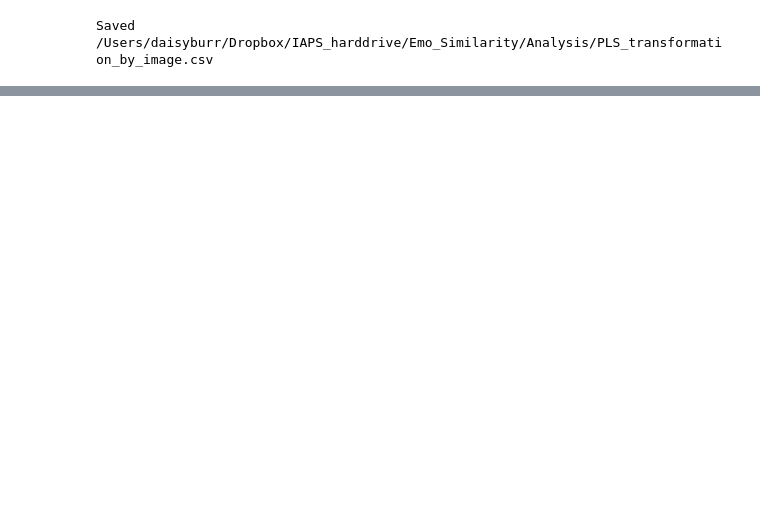
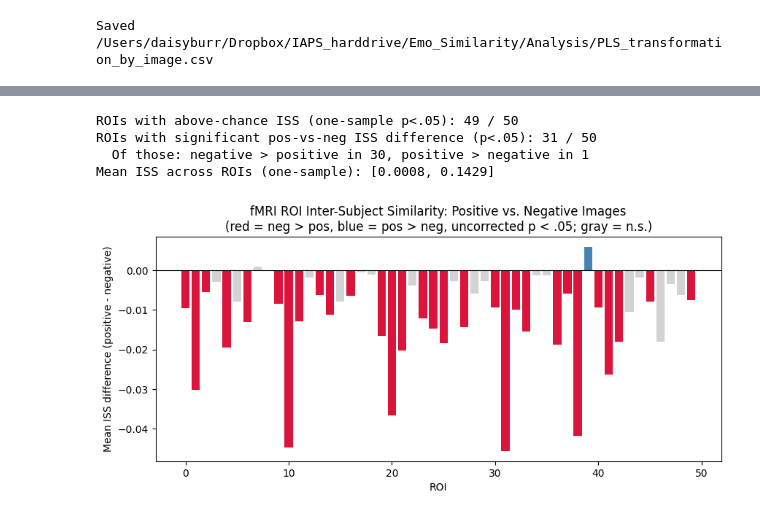
Before and after one commit to daisyburr/Emotion_Similarity, a Jupyter notebook: Analysis/Emotion_Similarity_Consolidated.ipynb, the cells around one changed output, grey strips where cells are left out. Cells and saved outputs as stored; diff of their text form; code cells hidden in the pictures; blank space fills up the shorter version.

```diff
--- a/Analysis/Emotion_Similarity_Consolidated.ipynb
+++ b/Analysis/Emotion_Similarity_Consolidated.ipynb
@@ -116,0 +121,11 @@ Two-sample permutation: {'mean': 0.20594054824966213, 'p': 0.0001999600079984003
+# %%
+import sys
+sys.path.insert(0, os.path.join(ANALYSIS_DIR, "fmri"))
+from supplement_analyses import category_level
+
+s1 = sim_mturk.set_index("Image")
+s1_info = pd.DataFrame({"Valence": s1["valence_cat"].values, "Category": [i.split("-")[0] for i in s1.index]}, index=s1.index)
+s1_cluster = s1_info["Category"] + s1_info["Valence"].map({"pos": "+", "neg": "-"})
+diff_s1, p_s1, _, n_clusters_s1, n_relabel_s1 = category_level(s1[["Similarity"]].values, s1_info, s1_cluster)
+print(f"Study 1, category-level exact permutation over {n_clusters_s1} clusters ({n_relabel_s1:,} relabelings): "
+      f"diff (pos - neg) = {diff_s1[0]:.4f}, p = {p_s1[0]:.2g}")
@@ -818,0 +734,56 @@ appraisal-similarity effect.**
+# %%
+N_PERMUTE = 100_000
+
+
+def roi_permutation_tests(iss, valence, n_permute=N_PERMUTE, seed=0):
+    z = np.arctanh(iss.values)
+    n_img, n_roi = z.shape
+    rng = np.random.default_rng(seed)
+    one_mean = z.mean(0)
+    null_one = rng.choice([-1.0, 1.0], size=(n_permute, n_img)) @ z / n_img
+    p_one = (np.sum(np.abs(null_one) >= np.abs(one_mean), axis=0) + 1) / (n_permute + 1)
+    is_pos = (valence.values == "pos")
+    diff = z[is_pos].mean(0) - z[~is_pos].mean(0)
+    labels = np.stack([rng.permutation(is_pos) for _ in range(n_permute)]).astype(float)
+    pos_sum = labels @ z
+    null_two = pos_sum / is_pos.sum() - (z.sum(0) - pos_sum) / (~is_pos).sum()
+    p_two = (np.sum(np.abs(null_two) >= np.abs(diff), axis=0) + 1) / (n_permute + 1)
+    one = pd.DataFrame({"ROI": range(n_roi), "mean": one_mean, "p": p_one})
+    two = pd.DataFrame({"ROI": range(n_roi), "mean_diff_pos_minus_neg": diff, "p": p_two})
+    return one, two
+
+
+valence = image_info["Valence"]
+one_sample_df, two_sample_df = roi_permutation_tests(iss_df, valence)
+one_sample_df.to_csv(os.path.join(FMRI_FIGS_DIR, "one_sample_perm_by_ROI.csv"), index=False)
+two_sample_df.to_csv(os.path.join(FMRI_FIGS_DIR, "two_sample_perm_by_ROI.csv"), index=False)
+
+n_sig_one = (one_sample_df["p"] < 0.05).sum()
+n_sig_two = (two_sample_df["p"] < 0.05).sum()
+n_sig_two_neg_higher = ((two_sample_df["p"] < 0.05) & (two_sample_df["mean_diff_pos_minus_neg"] < 0)).sum()
+n_sig_two_pos_higher = ((two_sample_df["p"] < 0.05) & (two_sample_df["mean_diff_pos_minus_neg"] > 0)).sum()
+
+print(f"ROIs with above-chance ISS (one-sample p<.05): {n_sig_one} / {len(one_sample_df)}")
+print(f"ROIs with significant pos-vs-neg ISS difference (p<.05): {n_sig_two} / {len(two_sample_df)}")
+print(f"  Of those: negative > positive in {n_sig_two_neg_higher}, positive > negative in {n_sig_two_pos_higher}")
+
+iss_min = one_sample_df["mean"].min()
+iss_max = one_sample_df["mean"].max()
+print(f"Mean ISS across ROIs (one-sample): [{iss_min:.4f}, {iss_max:.4f}]")
+
+fig, ax = plt.subplots(figsize=(10, 4))
+colors = ["crimson" if (p < 0.05 and d < 0) else ("steelblue" if (p < 0.05 and d > 0) else "lightgray")
+          for p, d in zip(two_sample_df["p"], two_sample_df["mean_diff_pos_minus_neg"])]
+ax.bar(two_sample_df["ROI"], two_sample_df["mean_diff_pos_minus_neg"], color=colors)
+ax.axhline(0, color="black", linewidth=0.8)
+ax.set_xlabel("ROI")
+ax.set_ylabel("Mean ISS difference (positive - negative)")
+ax.set_title("fMRI ROI Inter-Subject Similarity: Positive vs. Negative Images\n(red = neg > pos, blue = pos > neg, uncorrected p < .05; gray = n.s.)")
+fig.savefig(os.path.join(FMRI_FIGS_DIR, "roi_pos_vs_neg_summary.png"))
+plt.show()
+# %% [output]
+ROIs with above-chance ISS (one-sample p<.05): 49 / 50
+ROIs with significant pos-vs-neg ISS difference (p<.05): 31 / 50
+  Of those: negative > positive in 30, positive > negative in 1
+Mean ISS across ROIs (one-sample): [0.0008, 0.1429]
+[figure, added]
```
Also changed, not shown: parts of 27 cells of this notebook, 38 other files.
